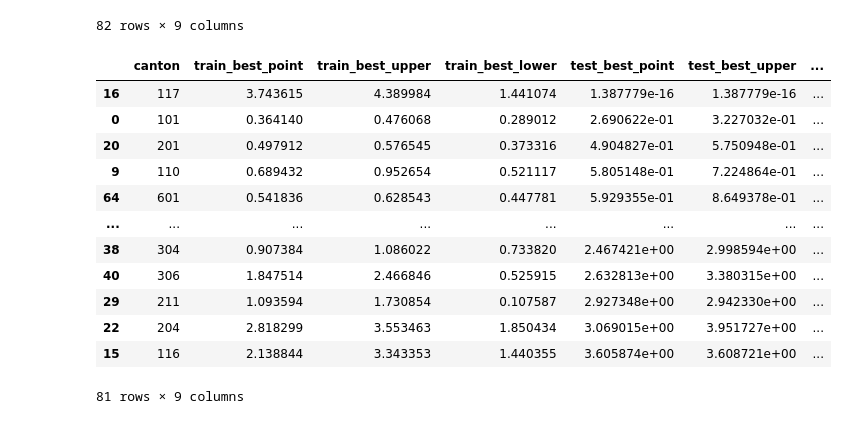
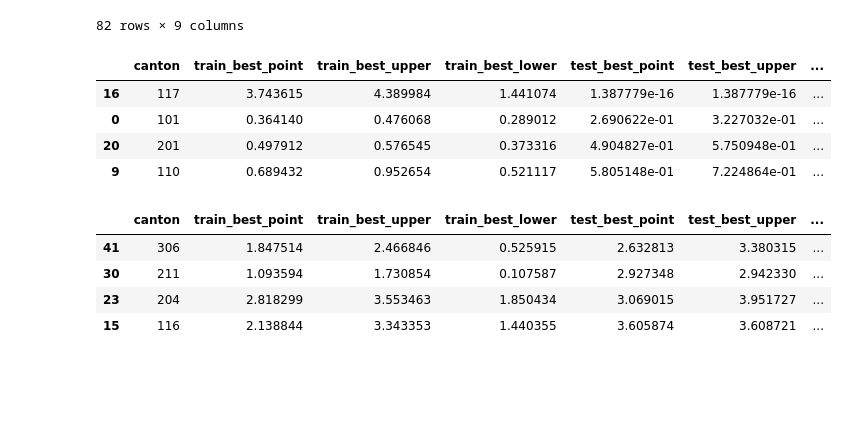
Before and after one commit to artisticlimon/dengue-recurrent-cr, a Jupyter notebook: 0_notebooks/nrmse_comparison.ipynb, the cells around one changed output. Drawn from its saved outputs; the diff is of its cells as text; code cells hidden in the pictures; blank space fills up the shorter version.

```diff
--- a/0_notebooks/nrmse_comparison.ipynb
+++ b/0_notebooks/nrmse_comparison.ipynb
@@ -760,3 +767,5 @@ recurrent_best_model.to_csv("../data/metrics/recurrent_best_model.csv", index =
+# %%
+recurrent_best_model = pd.read_csv("../data/metrics/recurrent_best_model.csv")
 # %%
 recurrent_best_model.sort_values("train_best_point")
 # %% [output]
@@ -774,21 +783,19 @@ recurrent_best_model.sort_values("train_best_point")
 | 16 | 117 | 3.743615 | 4.389984 | 1.441074 | 1.387779e-16 | 1.387779e-16 | ... |
 82 rows × 9 columns
 # %%
-recurrent_best_model.sort_values("test_best_point")
+display(recurrent_best_model.sort_values("test_best_point").head(4))
+display(recurrent_best_model.sort_values("test_best_point").tail(4))
 # %% [output]
 |  | canton | train_best_point | train_best_upper | train_best_lower | test_best_point | test_best_upper | ... |
 | 16 | 117 | 3.743615 | 4.389984 | 1.441074 | 1.387779e-16 | 1.387779e-16 | ... |
 | 0 | 101 | 0.364140 | 0.476068 | 0.289012 | 2.690622e-01 | 3.227032e-01 | ... |
 | 20 | 201 | 0.497912 | 0.576545 | 0.373316 | 4.904827e-01 | 5.750948e-01 | ... |
 | 9 | 110 | 0.689432 | 0.952654 | 0.521117 | 5.805148e-01 | 7.224864e-01 | ... |
-| 64 | 601 | 0.541836 | 0.628543 | 0.447781 | 5.929355e-01 | 8.649378e-01 | ... |
-| ... | ... | ... | ... | ... | ... | ... | ... |
-| 38 | 304 | 0.907384 | 1.086022 | 0.733820 | 2.467421e+00 | 2.998594e+00 | ... |
-| 40 | 306 | 1.847514 | 2.466846 | 0.525915 | 2.632813e+00 | 3.380315e+00 | ... |
-| 29 | 211 | 1.093594 | 1.730854 | 0.107587 | 2.927348e+00 | 2.942330e+00 | ... |
-| 22 | 204 | 2.818299 | 3.553463 | 1.850434 | 3.069015e+00 | 3.951727e+00 | ... |
-| 15 | 116 | 2.138844 | 3.343353 | 1.440355 | 3.605874e+00 | 3.608721e+00 | ... |
-81 rows × 9 columns
+|  | canton | train_best_point | train_best_upper | train_best_lower | test_best_point | test_best_upper | ... |
+| 41 | 306 | 1.847514 | 2.466846 | 0.525915 | 2.632813 | 3.380315 | ... |
+| 30 | 211 | 1.093594 | 1.730854 | 0.107587 | 2.927348 | 2.942330 | ... |
+| 23 | 204 | 2.818299 | 3.553463 | 1.850434 | 3.069015 | 3.951727 | ... |
+| 15 | 116 | 2.138844 | 3.343353 | 1.440355 | 3.605874 | 3.608721 | ... |
 # %%
 def plot_nrmse_confint_best_rec_non_rec():
 
```
Also changed, not shown: parts of 12 cells of this notebook.
